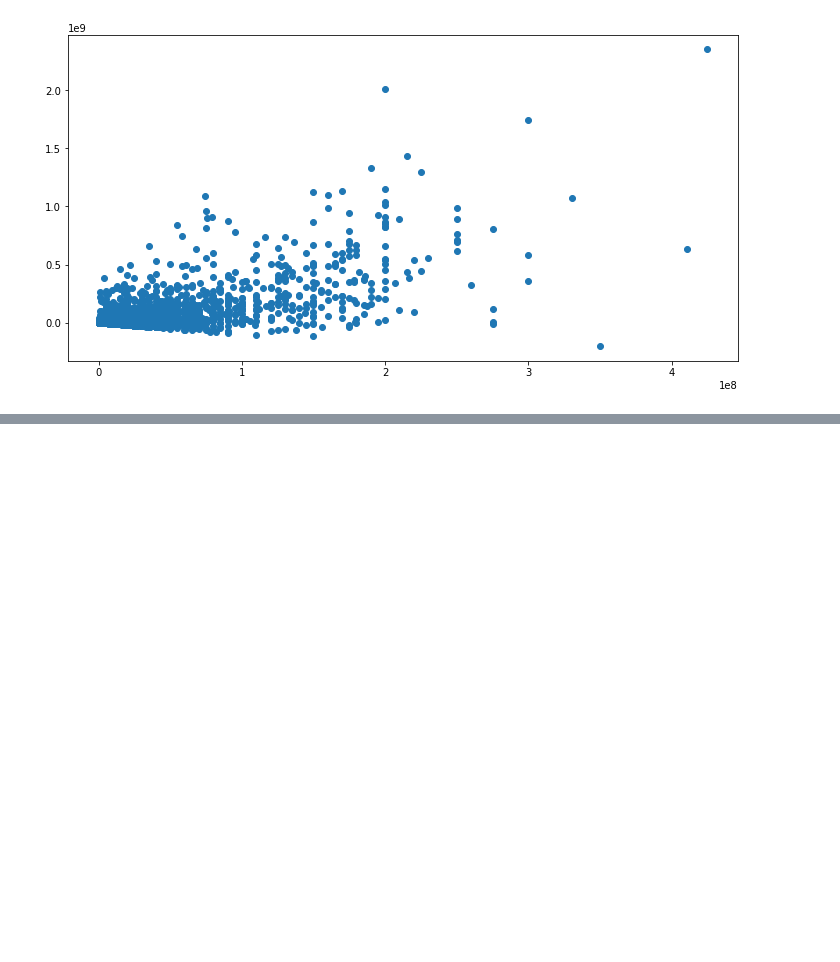
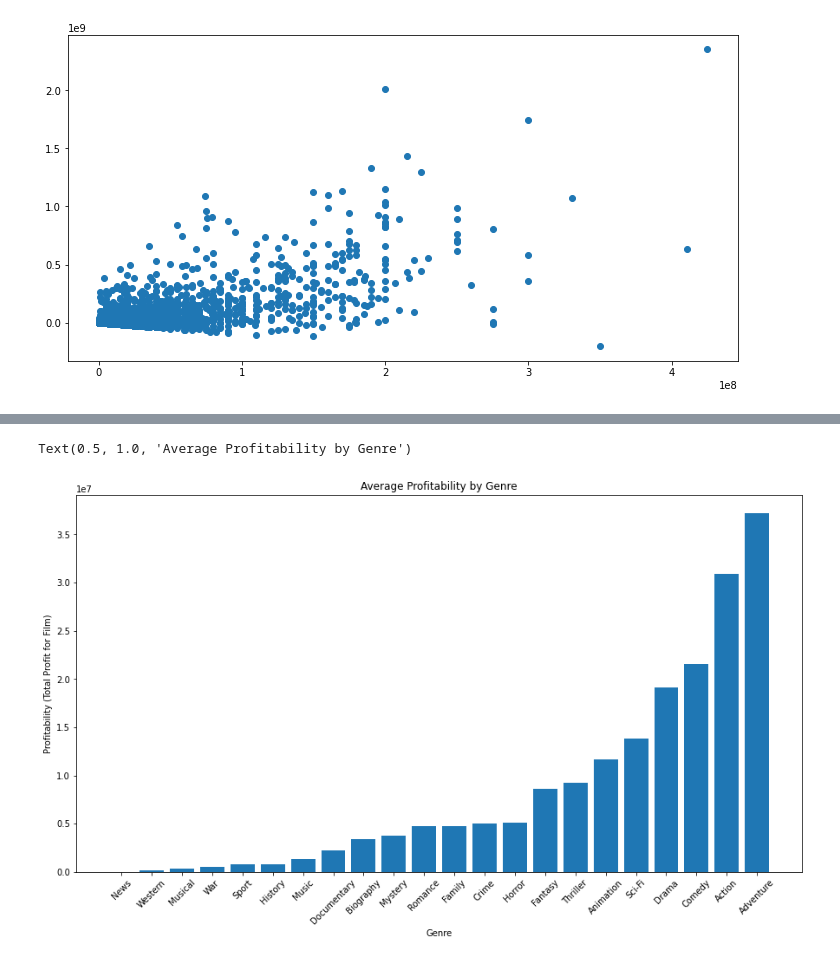
Before and after one commit to learn-co-curriculum/dsc-phase-1-project-v2-4, a Jupyter notebook: jeffsploration.ipynb, the cells around one changed output, grey strips where cells are left out. Drawn from its saved outputs; the diff is of its cells as text; code cells hidden in the pictures; blank space fills up the shorter version.

```diff
--- a/jeffsploration.ipynb
+++ b/jeffsploration.ipynb
@@ -415,0 +511,14 @@ ax.scatter(x,y)
+# %%
+vals = dfp.mean(axis=0)[1:].sort_values()
+
+x = vals.keys()
+y = vals.values
+fig,ax=plt.subplots(figsize=(15,8))
+plt.xticks(rotation = 45)
+ax.bar(x,y)
+ax.set_xlabel('Genre')
+ax.set_ylabel('Profitability (Total Profit for Film)')
+ax.set_title('Average Profitability by Genre')
+# %% [output]
+Text(0.5, 1.0, 'Average Profitability by Genre')
+[figure, added]
```
Also changed, not shown: parts of 16 cells of this notebook, 1 other file.
